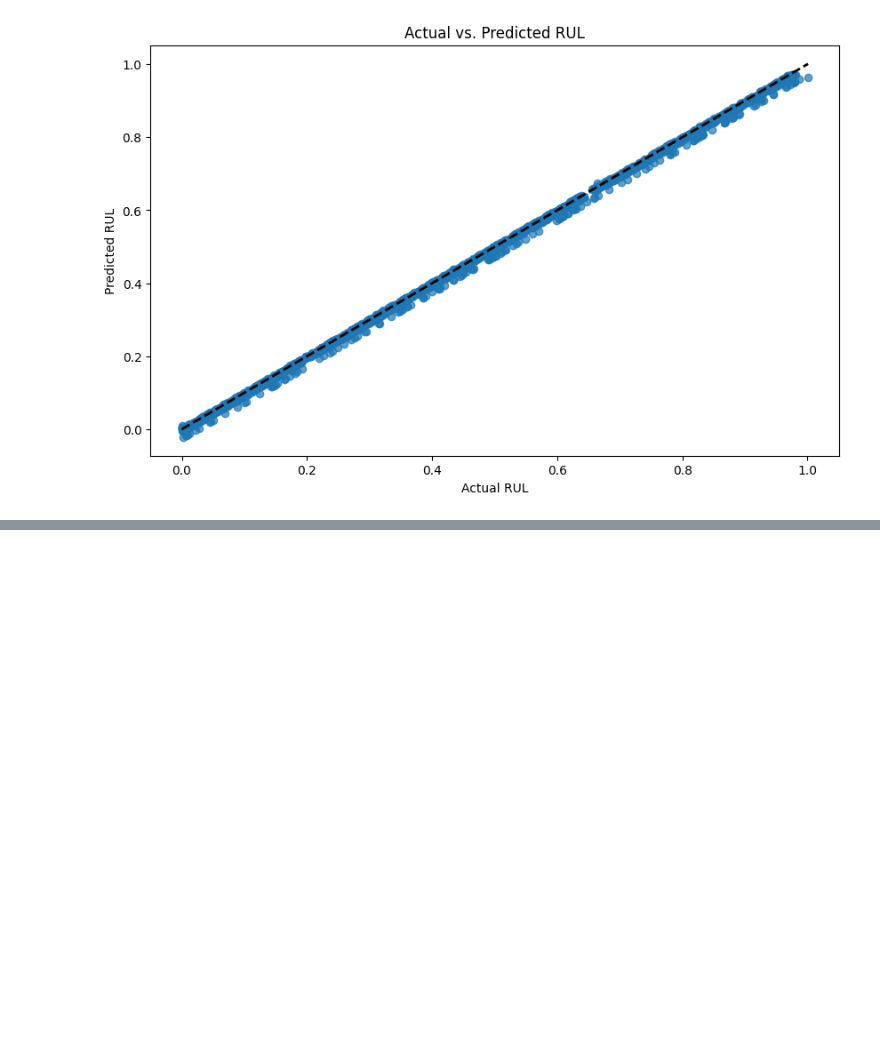
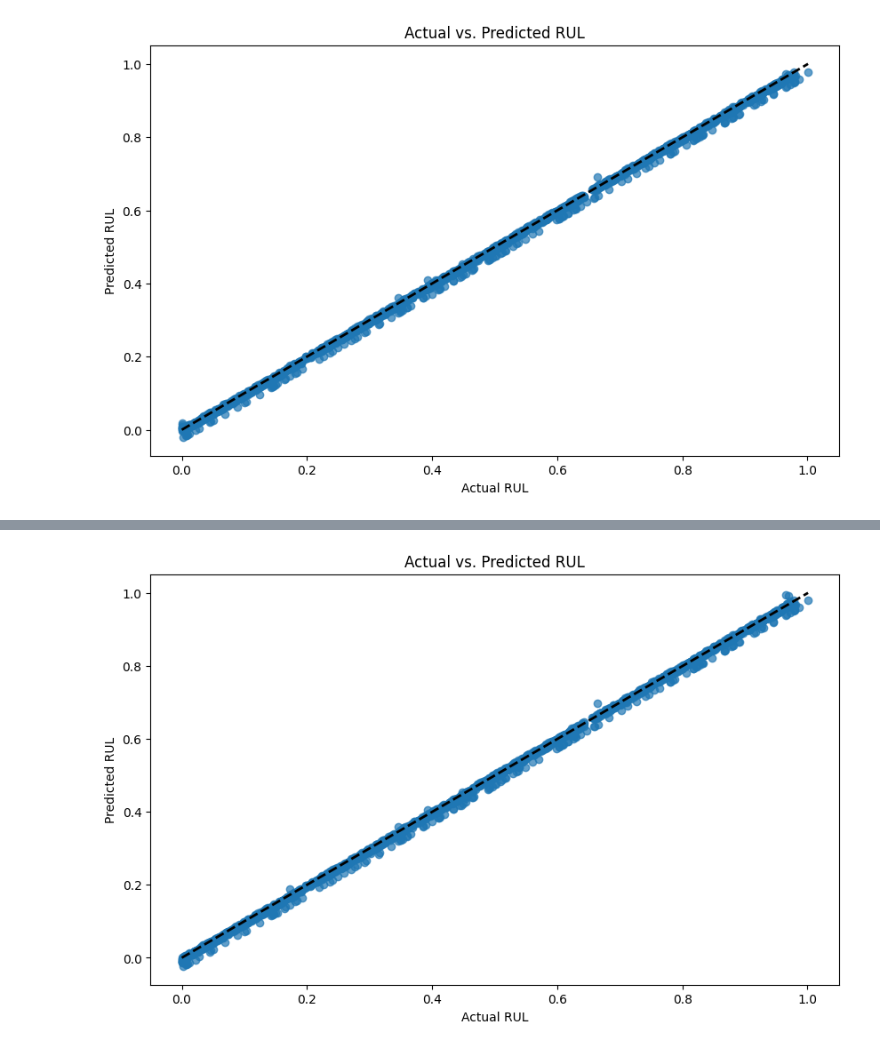
Before and after one commit to dikshi-shah/Battery-Lifespan-prediction-Web-App, a Jupyter notebook: battery_life_DL.ipynb, the cells around one changed output, grey strips where cells are left out. Cells and saved outputs as stored; diff of their text form; code cells hidden in the pictures; blank space fills up the shorter version.

```diff
--- a/battery_life_DL.ipynb
+++ b/battery_life_DL.ipynb
@@ -334,0 +215,18 @@ plt.show()
+# %%
+tf.random.set_seed(42)
+
+model_2 = tf.keras.Sequential([
+    tf.keras.layers.Dense(16,activation='relu'),
+    tf.keras.layers.Dense(25),
+    tf.keras.layers.Dense(36,activation='relu' ),
+    tf.keras.layers.Dense(48),
+    tf.keras.layers.Dense(64,activation='elu'),
+    tf.keras.layers.Dense(81,activation='elu'),
+    tf.keras.layers.Dense(1),
+])
+
+model_2.compile(loss= 'mae',
+                optimizer = tf.keras.optimizers.Adam(),
+                metrics = ['mae'])
+
+model_2.fit(X_train_pca,y_train,epochs = 50, validation_data=(X_val_pca,y_val))
@@ -334,0 +313,11 @@ plt.show()
+# %%
+y_pred_2 = model_2.predict(X_test_pca)
+
+plt.figure(figsize=(10, 6))
+plt.scatter(y_test, y_pred_2, alpha=0.7)
+plt.xlabel('Actual RUL')
+plt.ylabel('Predicted RUL')
+plt.title('Actual vs. Predicted RUL')
+plt.plot([y_test.min(), y_test.max()], [y_test.min(), y_test.max()], 'k--', lw=2)
+plt.show()
+# %% [output]
@@ -335,3 +325,4 @@ plt.show()
+[figure, added]
 # %%
 with open('Model.pkl', 'wb') as f:
     pickle.dump((model_1), f)
```
Also changed, not shown: parts of 20 cells of this notebook.
